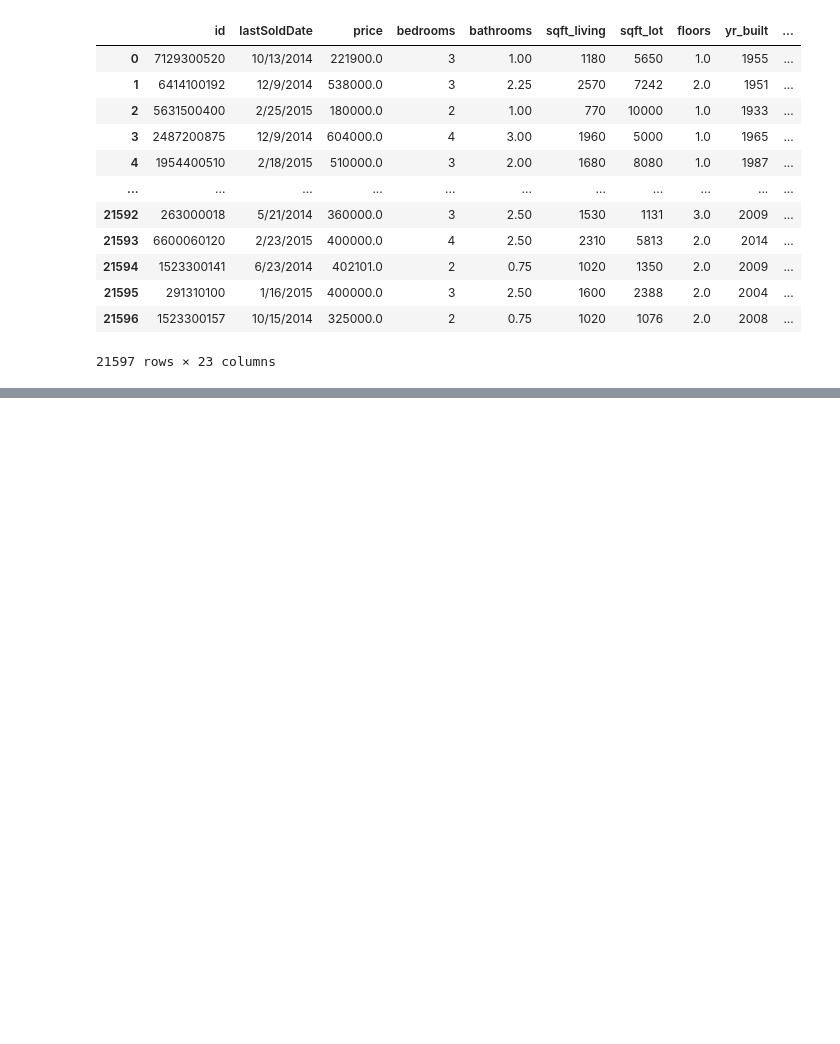
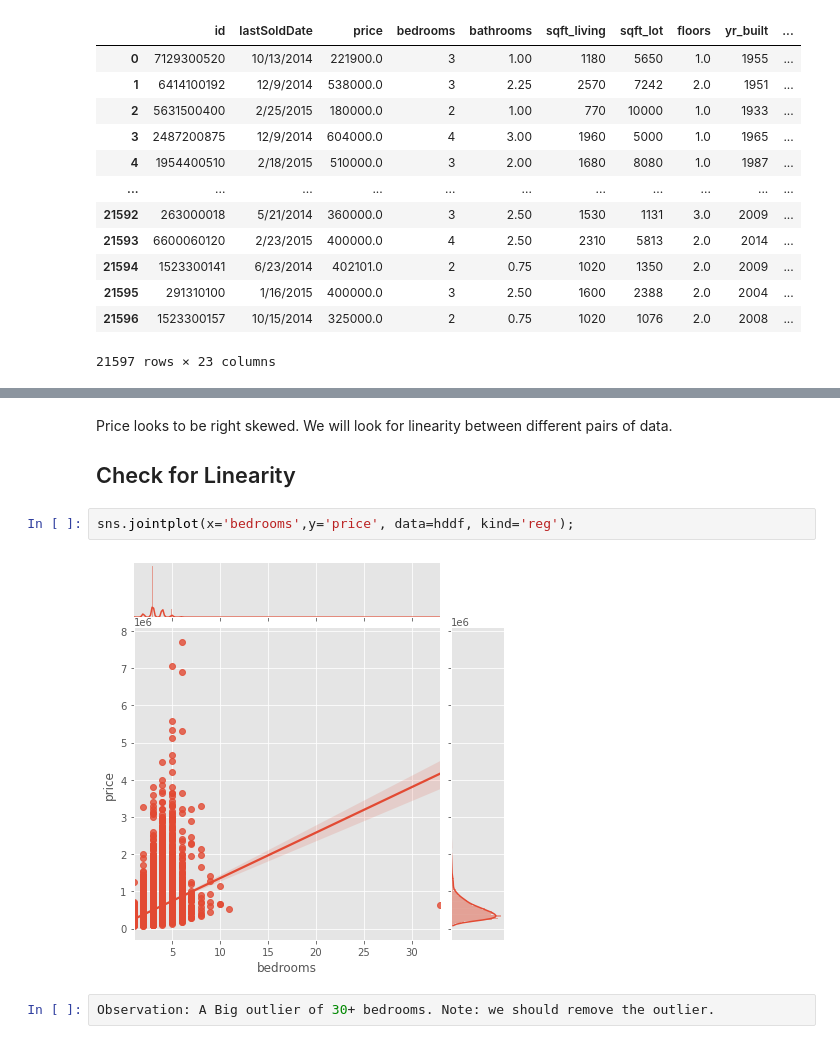
Before and after one commit to SunTzuLombardi/HomeRegression, a Jupyter notebook: HomeRegression.ipynb, the cells around one changed output, grey strips where cells are left out. Drawn from its saved outputs; the diff is of its cells as text; blank space fills up the shorter version.

```diff
--- a/HomeRegression.ipynb
+++ b/HomeRegression.ipynb
@@ -431,0 +446,9 @@ hddf
+# %% [markdown]
+Price looks to be right skewed.  We will look for linearity between different pairs of data.
+## Check for Linearity
+# %%
+sns.jointplot(x='bedrooms',y='price', data=hddf, kind='reg');
+# %% [output]
+[figure, added]
+# %%
+Observation: A Big outlier of 30+ bedrooms. Note: we should remove the outlier.
```
Also changed, not shown: parts of 14 cells of this notebook.
